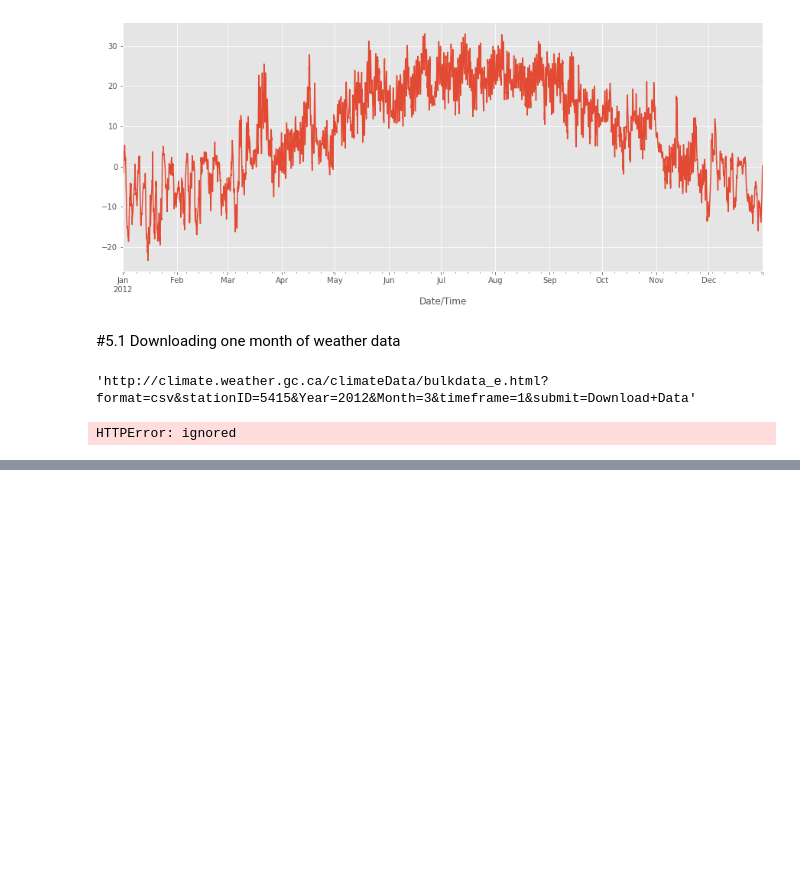
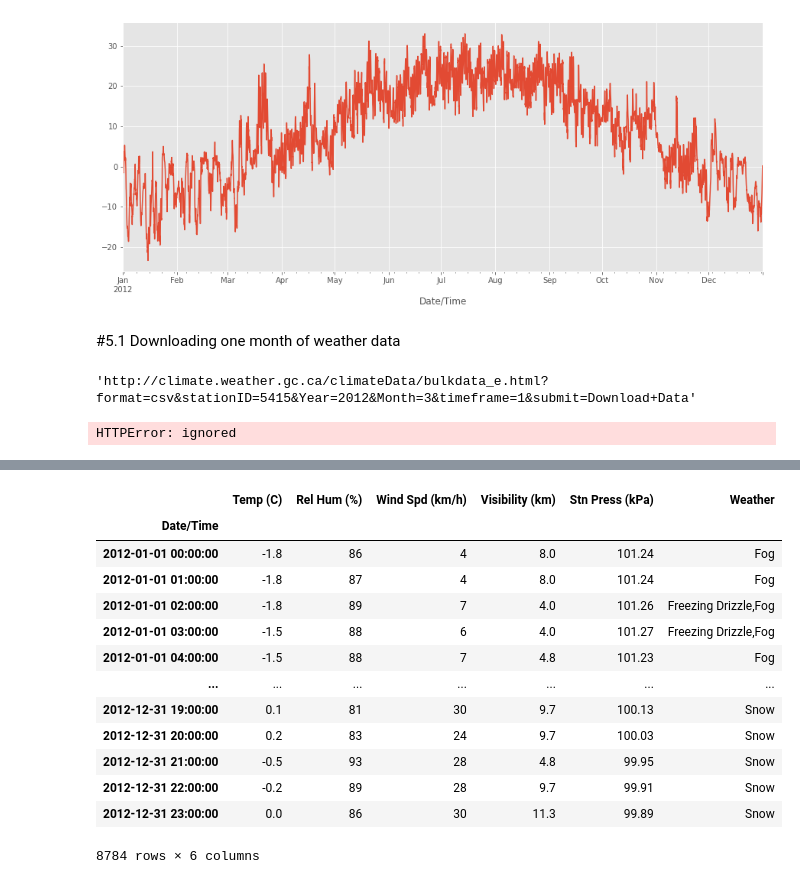
Before and after one commit to lifeisawavesorideit/99_LEARN_jvns_pandas-cookbook, a Jupyter notebook: Chapter05.ipynb, the cells around one changed output, grey strips where cells are left out. Cells and saved outputs as stored; diff of their text form; code cells hidden in the pictures; blank space fills up the shorter version.

```diff
--- a/Chapter05.ipynb
+++ b/Chapter05.ipynb
@@ -63,0 +82,18 @@ HTTPError: ignored
+# %%
+weather_2012_final = weather_2012_final.drop(['Dew Point Temp (C)'], axis=1)
+weather_2012_final
+# %% [output]
+|  | Temp (C) | Rel Hum (%) | Wind Spd (km/h) | Visibility (km) | Stn Press (kPa) | Weather |
+| Date/Time |  |  |  |  |  |  |
+| 2012-01-01 00:00:00 | -1.8 | 86 | 4 | 8.0 | 101.24 | Fog |
+| 2012-01-01 01:00:00 | -1.8 | 87 | 4 | 8.0 | 101.24 | Fog |
+| 2012-01-01 02:00:00 | -1.8 | 89 | 7 | 4.0 | 101.26 | Freezing Drizzle,Fog |
+| 2012-01-01 03:00:00 | -1.5 | 88 | 6 | 4.0 | 101.27 | Freezing Drizzle,Fog |
+| 2012-01-01 04:00:00 | -1.5 | 88 | 7 | 4.8 | 101.23 | Fog |
+| ... | ... | ... | ... | ... | ... | ... |
+| 2012-12-31 19:00:00 | 0.1 | 81 | 30 | 9.7 | 100.13 | Snow |
+| 2012-12-31 20:00:00 | 0.2 | 83 | 24 | 9.7 | 100.03 | Snow |
+| 2012-12-31 21:00:00 | -0.5 | 93 | 28 | 4.8 | 99.95 | Snow |
+| 2012-12-31 22:00:00 | -0.2 | 89 | 28 | 9.7 | 99.91 | Snow |
+| 2012-12-31 23:00:00 | 0.0 | 86 | 30 | 11.3 | 99.89 | Snow |
+8784 rows × 6 columns
```
Also changed, not shown: parts of 8 cells of this notebook.
